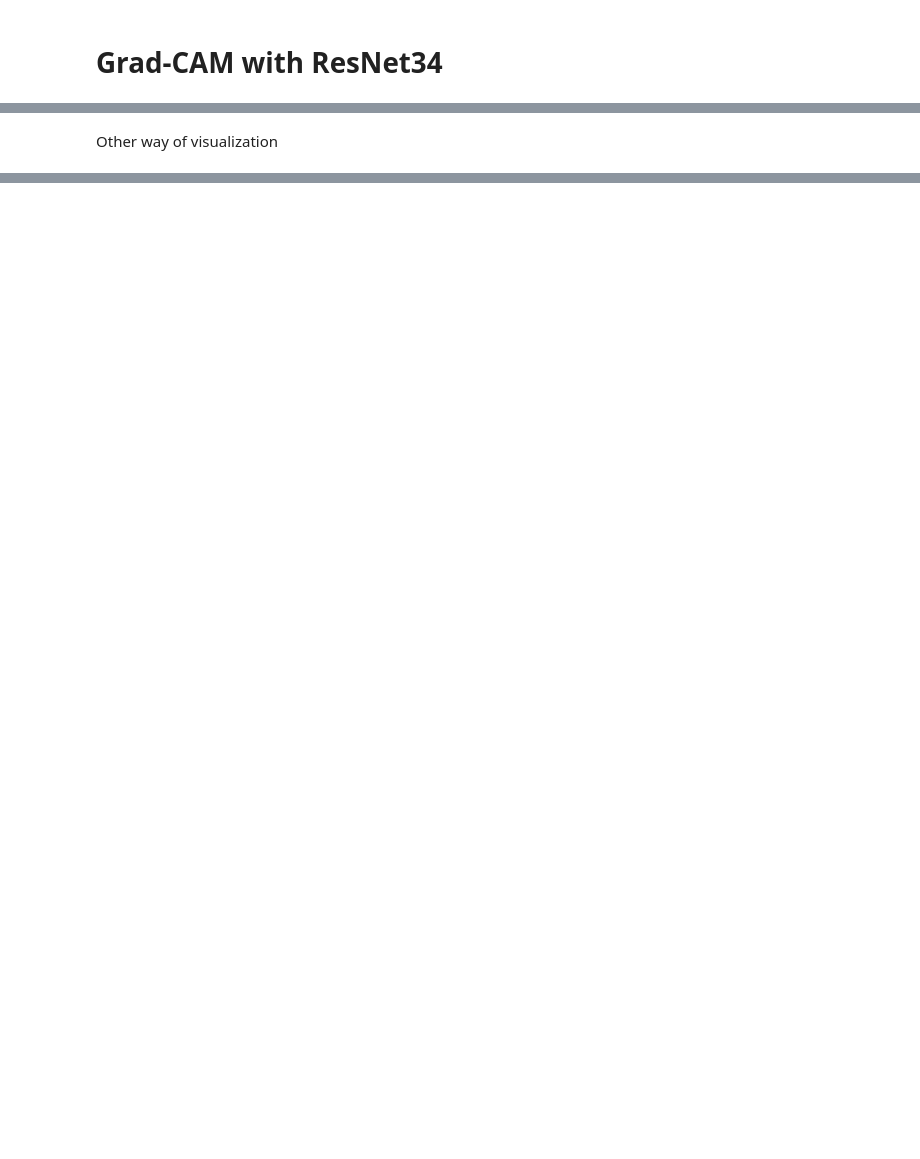
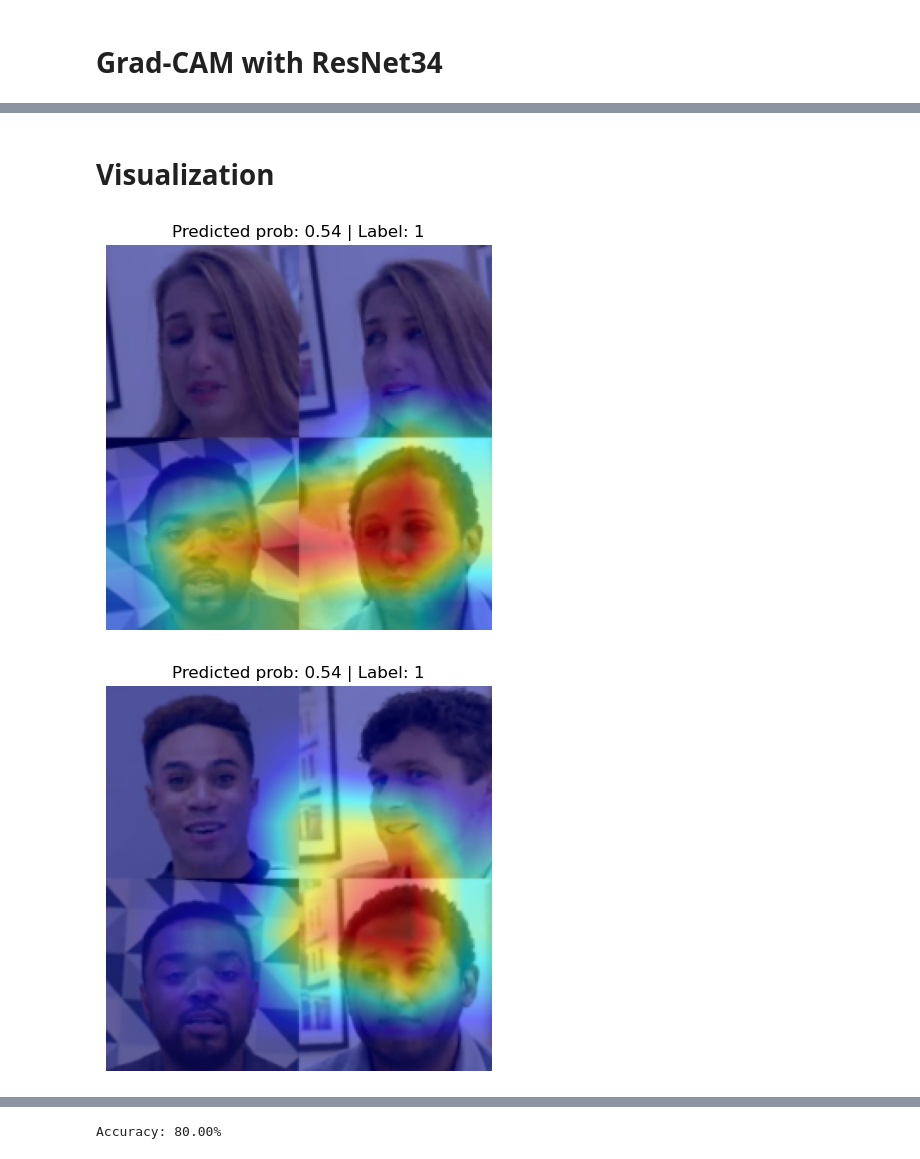
Before and after one commit to nilsbecker0711/Interpretable-Deep-Fake-Detection, a Jupyter notebook: notebooks/Robin/Grad Cam/GradCAM_ResNet34.ipynb, the cells around one changed output, grey strips where cells are left out. Drawn from its saved outputs; the diff is of its cells as text; code cells hidden in the pictures; blank space fills up the shorter version.

Commit message:
#2 GradCam for Resnet34

```diff
--- a/notebooks/Robin/Grad Cam/GradCAM_ResNet34.ipynb
+++ b/notebooks/Robin/Grad Cam/GradCAM_ResNet34.ipynb
@@ -7 +88,3 @@ sys.argv = ["train.py"]
+# %%
+model = ResnetDetector(resnet_config)
 # %%
@@ -53,18 +133,7 @@ input_tensor = input_tensor.cuda() if torch.cuda.is_available() else input_tenso
 # %%
 # Grad-CAM setup
-target_layers = [model.resnet[-1][-1].conv2]  # Last conv layer in layer4
+target_layers = [model.backbone.resnet[-1][-1].conv2]  # Last conv layer in layer4
 wrapped_model = model
 
-cam = GradCAM(model=wrapped_model, target_layers=target_layers, use_cuda=torch.cuda.is_available())
+cam = GradCAM(model=wrapped_model, target_layers=target_layers)
 targets = [ClassifierOutputTarget(1)]  # Change target class index if needed
-grayscale_cam = cam(input_tensor=input_tensor, targets=targets)[0]
-
-# Convert and overlay CAM
-rgb_img = np.array(pil_image.resize((224, 224))) / 255.0
-visualization = show_cam_on_image(rgb_img, grayscale_cam, use_rgb=True)
-plt.imshow(visualization)
-plt.axis("off")
-plt.title("Grad-CAM for ResNet34")
-plt.show()
-# %% [markdown]
-Other way of visualization
@@ -111,0 +140,46 @@ print(f"✅ Accuracy: {correct}/{total} = {correct / total:.2%}")
+# %% [markdown]
+# Visualization
+# %%
+# Initialize counters for accuracy calculation
+correct = 0
+total = 0
+
+# Start iterating over your DataLoader
+for img_batch, label_batch, path_batch in dataloader:
+    for i in range(min(5, len(img_batch))):  # Process the first 5 images
+        img = img_batch[i].unsqueeze(0).to(device)  # Add batch dimension
+        label = label_batch[i].to(device)
+
+        data_dict = {"image": img, "label": label}
+        model.zero_grad()
+        out = model(data_dict)
+
+        pred_prob = out['prob'].item()
+        pred_class = 1 if pred_prob >= 0.5 else 0  # Determine predicted class (fake or real)
+
+        # Accuracy calculation: Compare predicted class with actual label
+        if pred_class == label.item():
+            correct += 1
+        total += 1
+
+        # Grad-CAM generation
+        targets = [ClassifierOutputTarget(label.item())]
+        grayscale_cam = cam(input_tensor=img, targets=targets)[0]
+
+        img_np = img.squeeze().cpu().numpy().transpose(1, 2, 0)
+        img_np = (img_np - img_np.min()) / (img_np.max() - img_np.min())  # Normalize image
+        heatmap = show_cam_on_image(img_np, grayscale_cam, use_rgb=True)
+
+        # Display the image with Grad-CAM overlay
+        plt.figure(figsize=(10, 5))
+        plt.imshow(heatmap)
+        plt.axis("off")
+        plt.title(f"Predicted prob: {pred_prob:.2f} | Label: {label.item()}")
+        plt.show()
+
+# After processing, calculate and display the accuracy
+accuracy = correct / total * 100
+print(f"Accuracy: {accuracy:.2f}%")
+# %% [output]
+[figure, added]
+[figure, added]
@@ -111,0 +189 @@ print(f"✅ Accuracy: {correct}/{total} = {correct / total:.2%}")
+Accuracy: 80.00%
```
Also changed, not shown: parts of 15 cells of this notebook.
